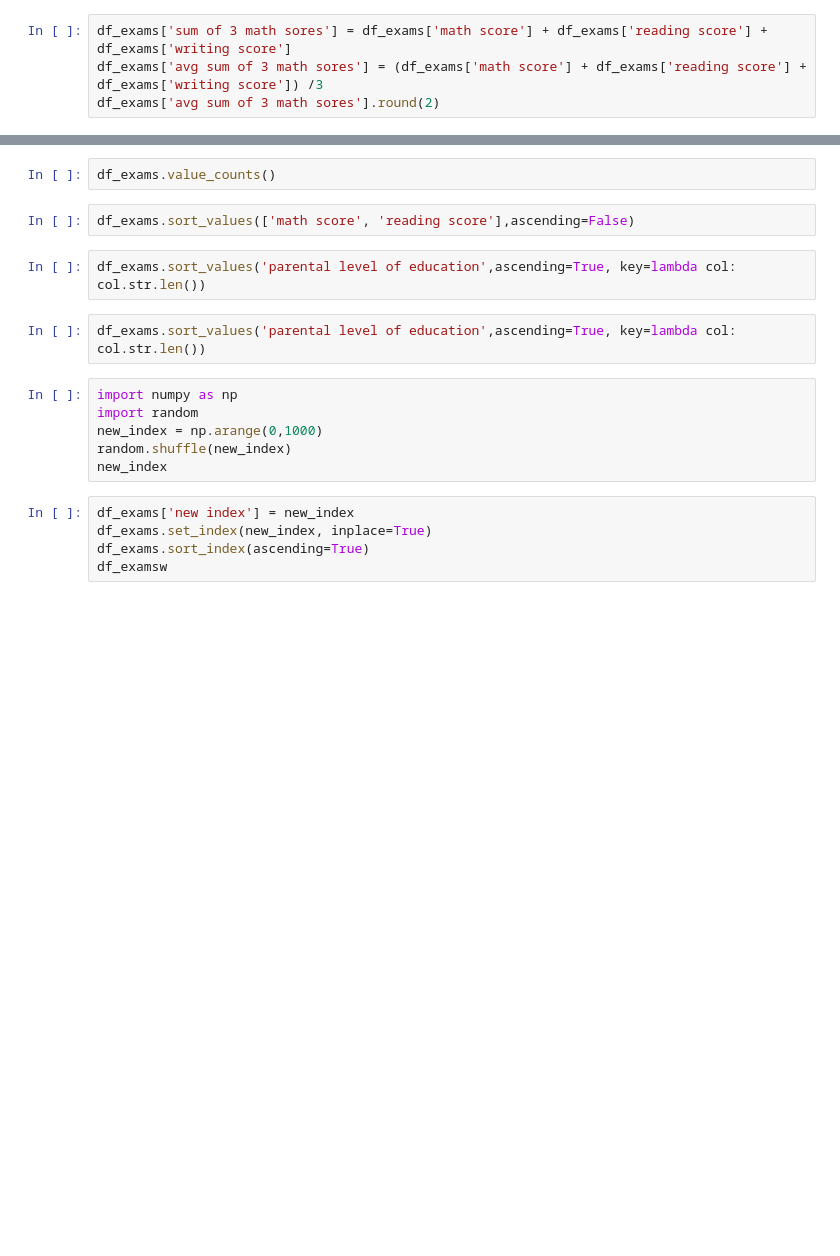
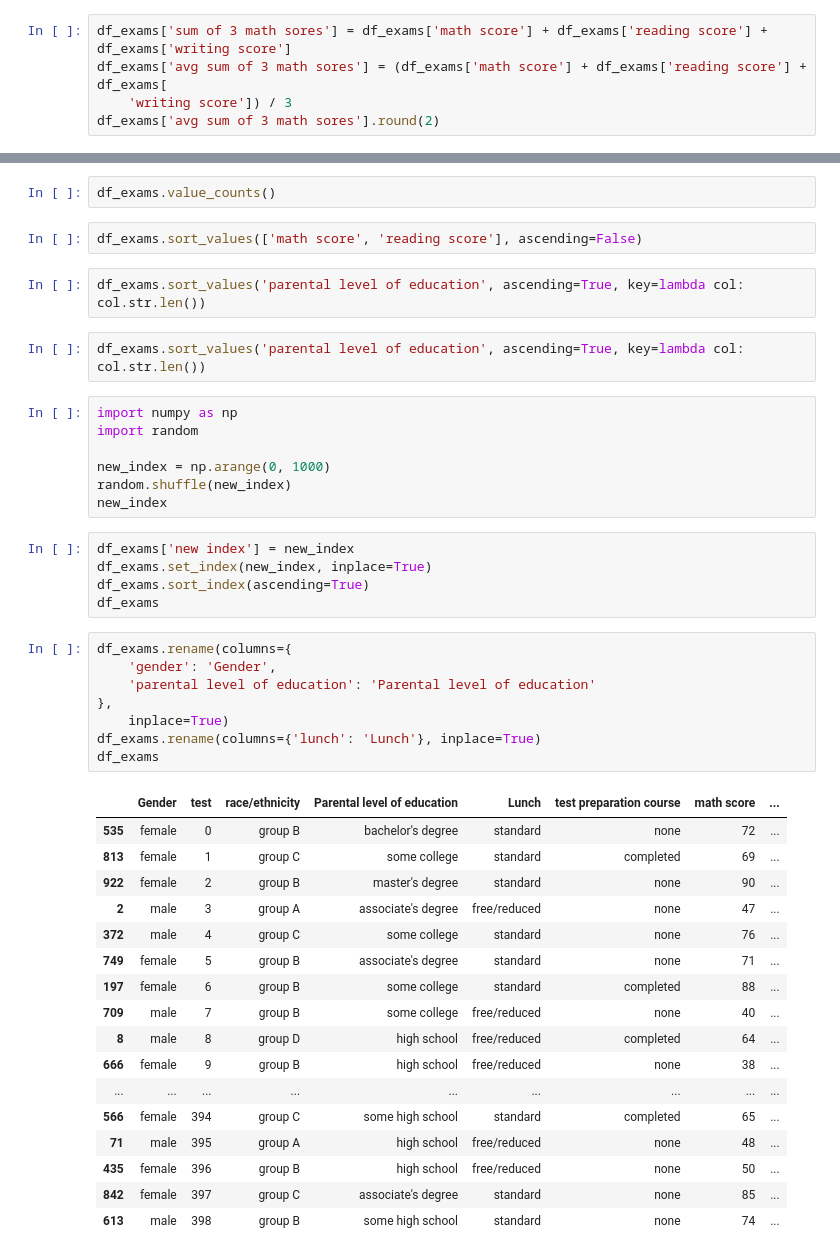
Before and after one commit to Stan-is-the-man/Data_science_bootcamp_2023, a Jupyter notebook: data_science_bootcamp.ipynb, the cells around one changed output, grey strips where cells are left out. Cells and saved outputs as stored; diff of their text form; blank space fills up the shorter version.

Commit message:
'rename a column/s'

```diff
--- a/data_science_bootcamp.ipynb
+++ b/data_science_bootcamp.ipynb
@@ -86,7 +86,8 @@ df_exams['math score'].mean()
 df_exams['math score'].mode()
 # %%
 df_exams['sum of 3 math sores'] = df_exams['math score'] + df_exams['reading score'] + df_exams['writing score']
-df_exams['avg sum of 3 math sores'] = (df_exams['math score'] + df_exams['reading score'] + df_exams['writing score']) /3
+df_exams['avg sum of 3 math sores'] = (df_exams['math score'] + df_exams['reading score'] + df_exams[
+    'writing score']) / 3
 df_exams['avg sum of 3 math sores'].round(2)
 # %%
 df_exams
@@ -97,19 +98,46 @@ df_exams['parental level of education'].value_counts(normalize=True).round(2)
 # %%
 df_exams.value_counts()
 # %%
-df_exams.sort_values(['math score', 'reading score'],ascending=False)
+df_exams.sort_values(['math score', 'reading score'], ascending=False)
 # %%
-df_exams.sort_values('parental level of education',ascending=True, key=lambda col: col.str.len())
+df_exams.sort_values('parental level of education', ascending=True, key=lambda col: col.str.len())
 # %%
-df_exams.sort_values('parental level of education',ascending=True, key=lambda col: col.str.len())
+df_exams.sort_values('parental level of education', ascending=True, key=lambda col: col.str.len())
 # %%
 import numpy as np
 import random
-new_index = np.arange(0,1000)
+
+new_index = np.arange(0, 1000)
 random.shuffle(new_index)
 new_index
 # %%
 df_exams['new index'] = new_index
 df_exams.set_index(new_index, inplace=True)
 df_exams.sort_index(ascending=True)
-df_examsw
+df_exams
+# %%
+df_exams.rename(columns={
+    'gender': 'Gender',
+    'parental level of education': 'Parental level of education'
+},
+    inplace=True)
+df_exams.rename(columns={'lunch': 'Lunch'}, inplace=True)
+df_exams
+# %% [output]
+|  | Gender | test | race/ethnicity | Parental level of education | Lunch | test preparation course | math score | ... |
+| 535 | female | 0 | group B | bachelor's degree | standard | none | 72 | ... |
+| 813 | female | 1 | group C | some college | standard | completed | 69 | ... |
+| 922 | female | 2 | group B | master's degree | standard | none | 90 | ... |
+| 2 | male | 3 | group A | associate's degree | free/reduced | none | 47 | ... |
+| 372 | male | 4 | group C | some college | standard | none | 76 | ... |
+| 749 | female | 5 | group B | associate's degree | standard | none | 71 | ... |
+| 197 | female | 6 | group B | some college | standard | completed | 88 | ... |
+| 709 | male | 7 | group B | some college | free/reduced | none | 40 | ... |
+| 8 | male | 8 | group D | high school | free/reduced | completed | 64 | ... |
+| 666 | female | 9 | group B | high school | free/reduced | none | 38 | ... |
+| ... | ... | ... | ... | ... | ... | ... | ... | ... |
+| 566 | female | 394 | group C | some high school | standard | completed | 65 | ... |
+| 71 | male | 395 | group A | high school | free/reduced | none | 48 | ... |
+| 435 | female | 396 | group B | high school | free/reduced | none | 50 | ... |
+| 842 | female | 397 | group C | associate's degree | standard | none | 85 | ... |
+| 613 | male | 398 | group B | some high school | standard | none | 74 | ... |
```
Also changed, not shown: parts of 1 cell of this notebook.
